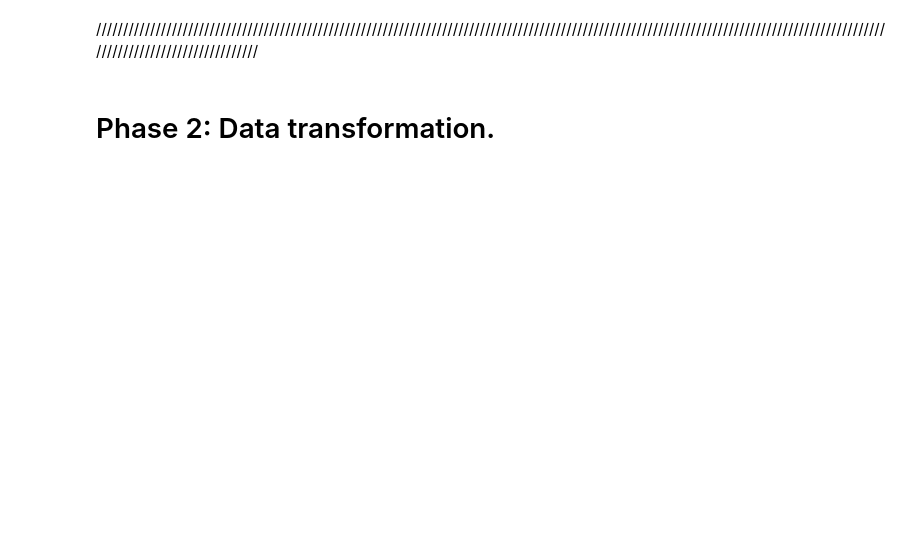
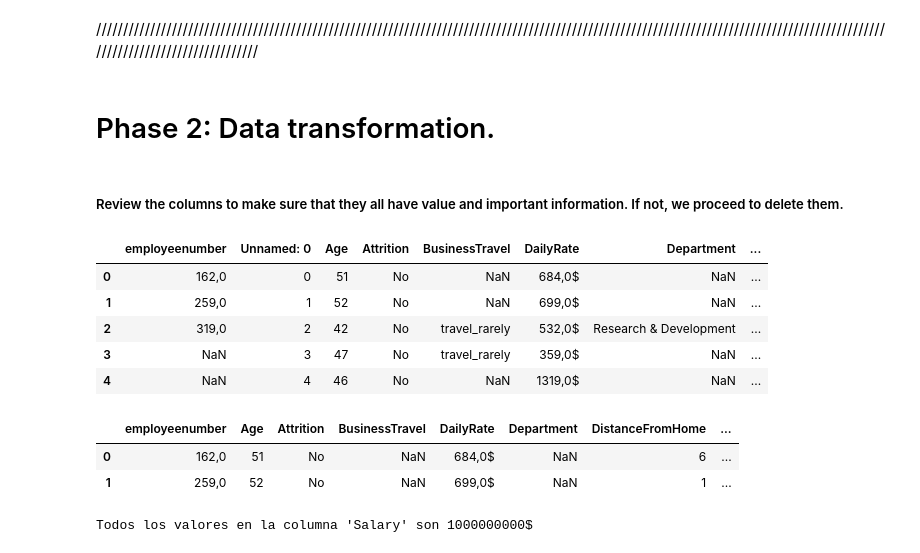
Before and after one commit to Adalab/proyecto-da-promo-b-modulo-3-team-1, a Jupyter notebook: EDA.ipynb, the cells around one changed output. Drawn from its saved outputs; the diff is of its cells as text; code cells hidden in the pictures; blank space fills up the shorter version.

```diff
--- a/EDA.ipynb
+++ b/EDA.ipynb
@@ -316,3 +317,36 @@ df_duplicated_employees
 ////////////////////////////////////////////////////////////////////////////////////////////////////////////////////////////////////////////////////////////////////////////////
 # %% [markdown]
 # Phase 2: Data transformation.
+# %% [markdown]
+##### Review the columns to make sure that they all have value and important information. If not, we proceed to delete them.
+# %%
+df_employees.head()
+# %% [output]
+|  | employeenumber | Unnamed: 0 | Age | Attrition | BusinessTravel | DailyRate | Department | ... |
+| 0 | 162,0 | 0 | 51 | No | NaN | 684,0$ | NaN | ... |
+| 1 | 259,0 | 1 | 52 | No | NaN | 699,0$ | NaN | ... |
+| 2 | 319,0 | 2 | 42 | No | travel_rarely | 532,0$ | Research & Development | ... |
+| 3 | NaN | 3 | 47 | No | travel_rarely | 359,0$ | NaN | ... |
+| 4 | NaN | 4 | 46 | No | NaN | 1319,0$ | NaN | ... |
+# %%
+# Employeecount column has no function so we proceed to remove it.
+# Unnamed column is an index duplicated so we remove it too.
+# NUMBERCHILDREN has 100% of null values so we remove it too.
+df_clean = df_employees.copy()
+df_clean.drop(['employeecount','Unnamed: 0','NUMBERCHILDREN'], axis=1, inplace=True)
+
+df_clean.head(2)
+# %% [output]
+|  | employeenumber | Age | Attrition | BusinessTravel | DailyRate | Department | DistanceFromHome | ... |
+| 0 | 162,0 | 51 | No | NaN | 684,0$ | NaN | 6 | ... |
+| 1 | 259,0 | 52 | No | NaN | 699,0$ | NaN | 1 | ... |
+# %%
+# We note that the Salary column is likely to have the same value in all its rows. Let's check it
+all_1000000000 = (df_employees['Salary'] == '1000000000$').all()
+
+if all_1000000000:
+    print('All values in the ‘Salary’ column are 1000000000$')
+else:
+    print('Not all values in the ‘Salary’ column are 1000000000$')
+# %% [output]
+Todos los valores en la columna 'Salary' son 1000000000$
```
Also changed, not shown: parts of 10 cells of this notebook.
